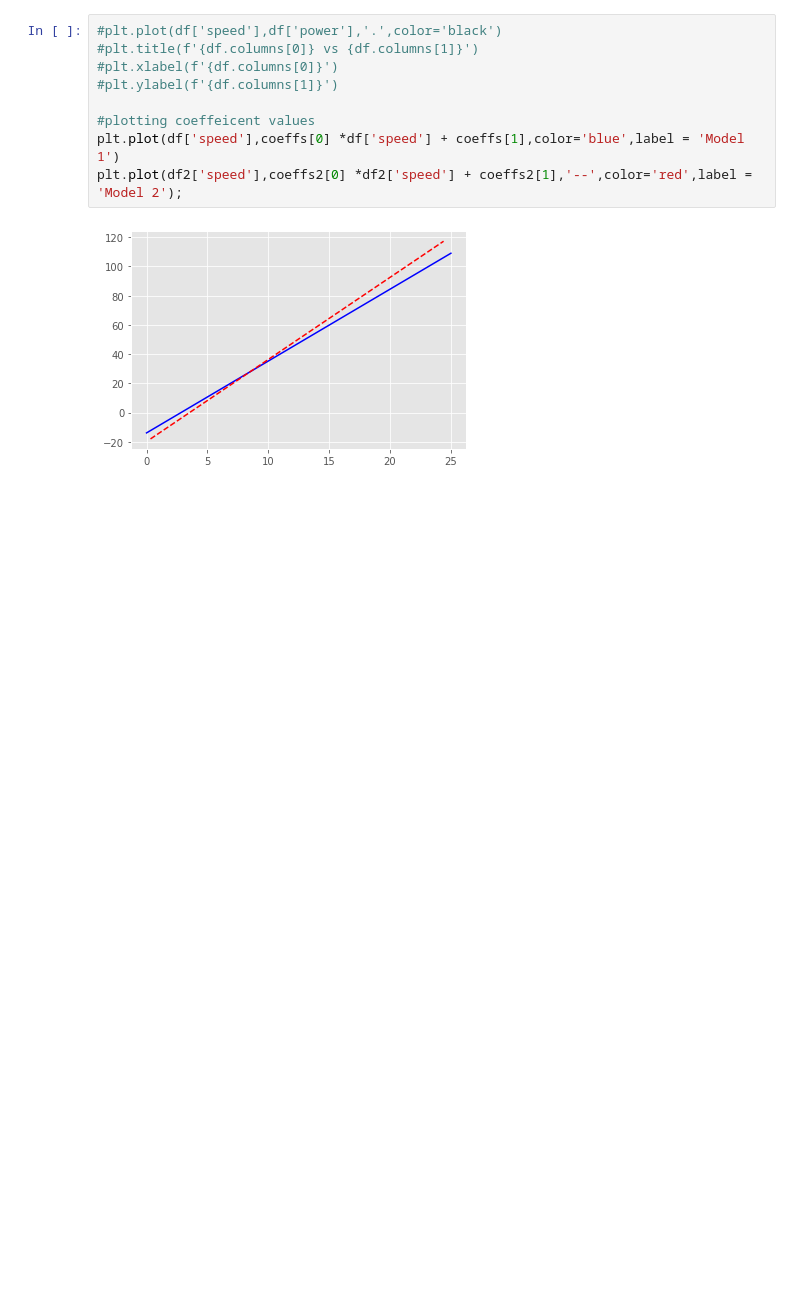
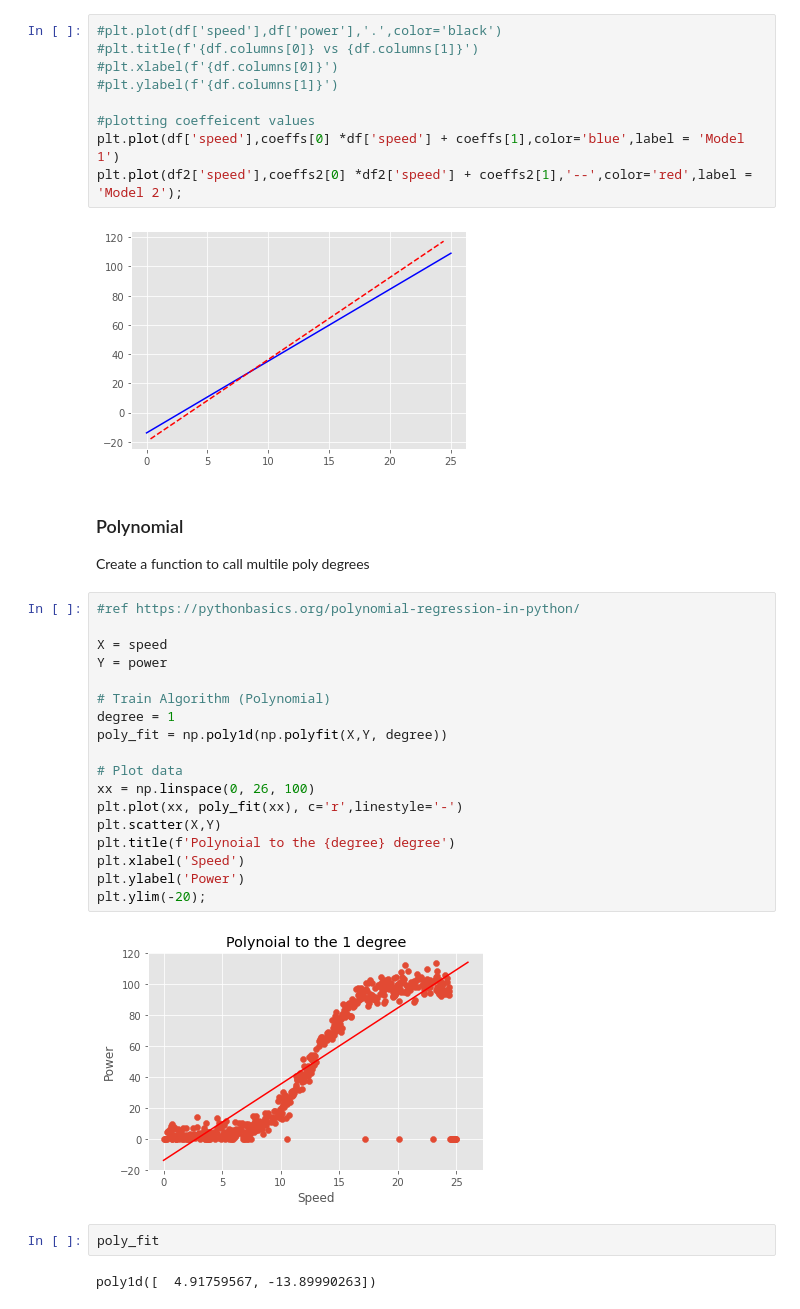
Before and after one commit to conor1982/FofDA_Project, a Jupyter notebook: FofDA_Project_2020.ipynb, the cells around one changed output. Cells and saved outputs as stored; diff of their text form; blank space fills up the shorter version.

```diff
--- a/FofDA_Project_2020.ipynb
+++ b/FofDA_Project_2020.ipynb
@@ -257,3 +329,30 @@ plt.plot(df['speed'],coeffs[0] *df['speed'] + coeffs[1],color='blue',label = 'Mo
 plt.plot(df2['speed'],coeffs2[0] *df2['speed'] + coeffs2[1],'--',color='red',label = 'Model 2');
 # %% [output]
 [figure]
+# %% [markdown]
+### Polynomial
+Create a function to call multile poly degrees
+# %%
+#ref https://pythonbasics.org/polynomial-regression-in-python/
+
+X = speed
+Y = power
+
+# Train Algorithm (Polynomial)
+degree = 1
+poly_fit = np.poly1d(np.polyfit(X,Y, degree))
+
+# Plot data
+xx = np.linspace(0, 26, 100)
+plt.plot(xx, poly_fit(xx), c='r',linestyle='-')
+plt.scatter(X,Y)
+plt.title(f'Polynoial to the {degree} degree')
+plt.xlabel('Speed')
+plt.ylabel('Power')
+plt.ylim(-20);
+# %% [output]
+[figure, added]
+# %%
+poly_fit
+# %% [output]
+poly1d([  4.91759567, -13.89990263])
```
Also changed, not shown: parts of 15 cells of this notebook.
